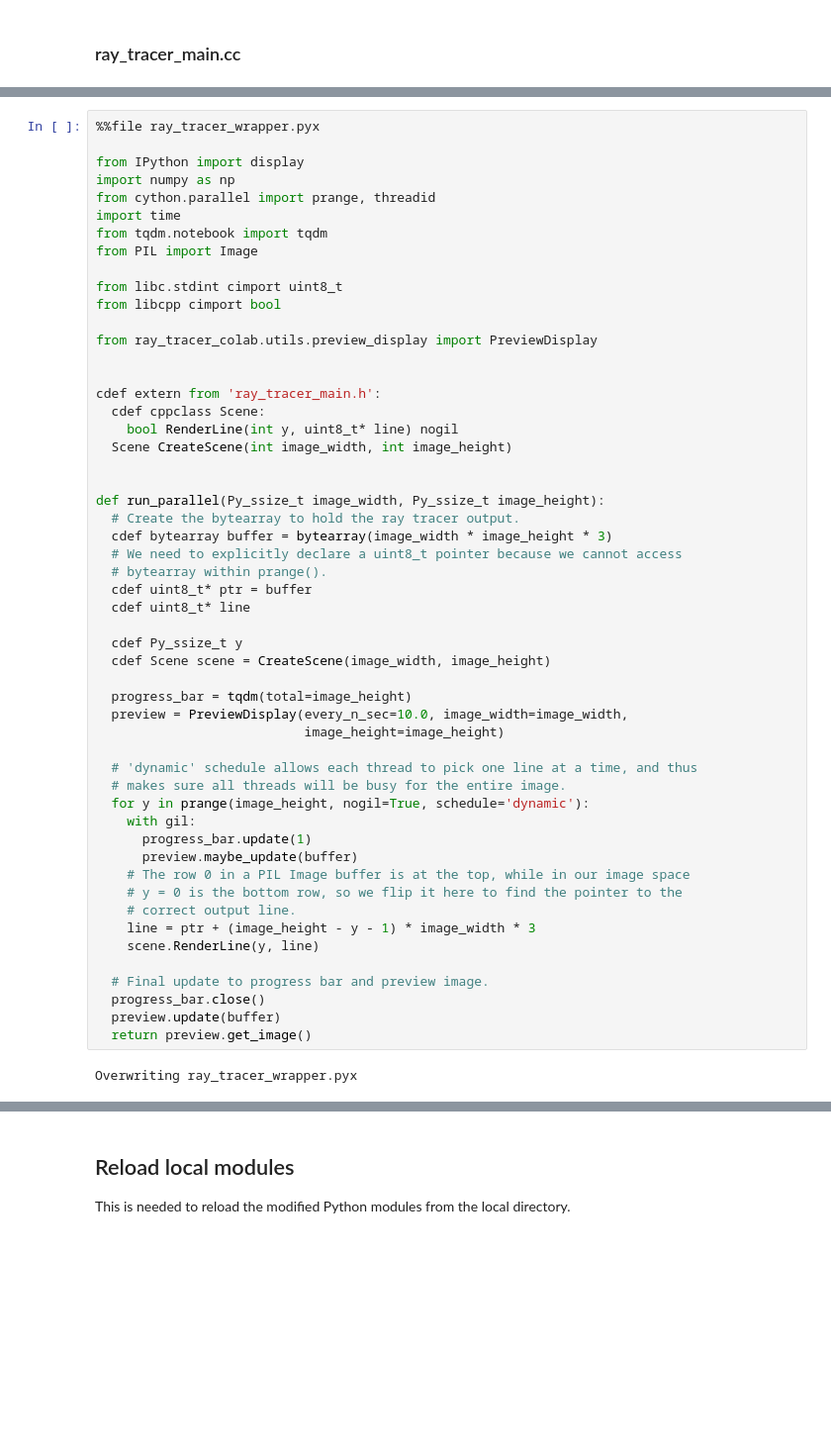
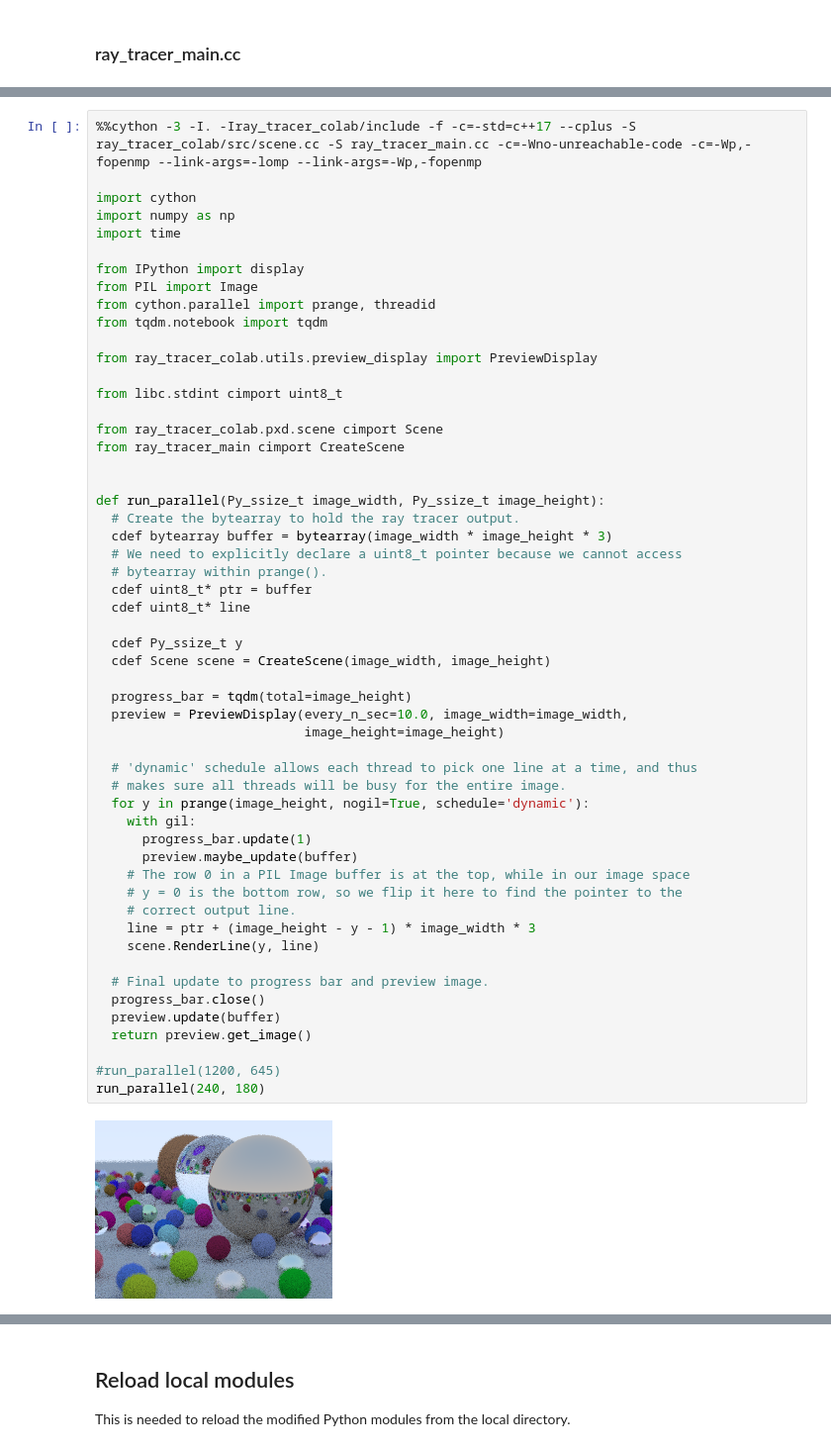
Before and after one commit to eagle034/ray_tracer_colab_practice, a Jupyter notebook: Ray_Tracer.ipynb, the cells around one changed output, grey strips where cells are left out. Shown at 99% size. Cells and saved outputs as stored; diff of their text form; blank space fills up the shorter version.

Commit message:
Updated notebook to use Cython magic.

```diff
--- a/Ray_Tracer.ipynb
+++ b/Ray_Tracer.ipynb
@@ -203,23 +145,21 @@ Writing ray_tracer_main.cc
 # %%
-%%file ray_tracer_wrapper.pyx
+%%cython -3 -I. -Iray_tracer_colab/include -f -c=-std=c++17 --cplus -S ray_tracer_colab/src/scene.cc -S ray_tracer_main.cc -c=-Wno-unreachable-code -c=-Wp,-fopenmp --link-args=-lomp --link-args=-Wp,-fopenmp
+
+import cython
+import numpy as np
+import time
 
 from IPython import display
-import numpy as np
+from PIL import Image
 from cython.parallel import prange, threadid
-import time
 from tqdm.notebook import tqdm
-from PIL import Image
-
-from libc.stdint cimport uint8_t
-from libcpp cimport bool
 
 from ray_tracer_colab.utils.preview_display import PreviewDisplay
 
+from libc.stdint cimport uint8_t
 
-cdef extern from 'ray_tracer_main.h':
-  cdef cppclass Scene:
-    bool RenderLine(int y, uint8_t* line) nogil
-  Scene CreateScene(int image_width, int image_height)
+from ray_tracer_colab.pxd.scene cimport Scene
+from ray_tracer_main cimport CreateScene
 
 
 def run_parallel(Py_ssize_t image_width, Py_ssize_t image_height):
@@ -227,31 +167,34 @@ def run_parallel(Py_ssize_t image_width, Py_ssize_t image_height):
   cdef bytearray buffer = bytearray(image_width * image_height * 3)
   # We need to explicitly declare a uint8_t pointer because we cannot access
   # bytearray within prange().
   cdef uint8_t* ptr = buffer
   cdef uint8_t* line
 
   cdef Py_ssize_t y
   cdef Scene scene = CreateScene(image_width, image_height)
 
   progress_bar = tqdm(total=image_height)
   preview = PreviewDisplay(every_n_sec=10.0, image_width=image_width,
                            image_height=image_height)
 
   # 'dynamic' schedule allows each thread to pick one line at a time, and thus
   # makes sure all threads will be busy for the entire image.
   for y in prange(image_height, nogil=True, schedule='dynamic'):
     with gil:
       progress_bar.update(1)
       preview.maybe_update(buffer)
     # The row 0 in a PIL Image buffer is at the top, while in our image space
     # y = 0 is the bottom row, so we flip it here to find the pointer to the
     # correct output line.
     line = ptr + (image_height - y - 1) * image_width * 3
     scene.RenderLine(y, line)
 
   # Final update to progress bar and preview image.
   progress_bar.close()
   preview.update(buffer)
   return preview.get_image()
+
+#run_parallel(1200, 645)
+run_parallel(240, 180)
 # %% [output]
-Overwriting ray_tracer_wrapper.pyx
+[figure, added]
```
Also changed, not shown: parts of 15 cells of this notebook.
